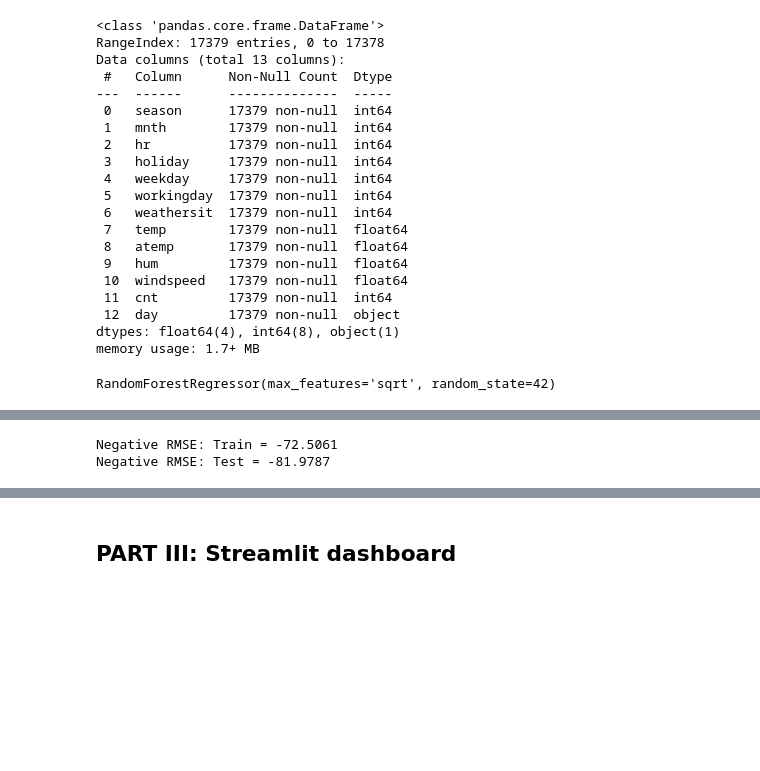
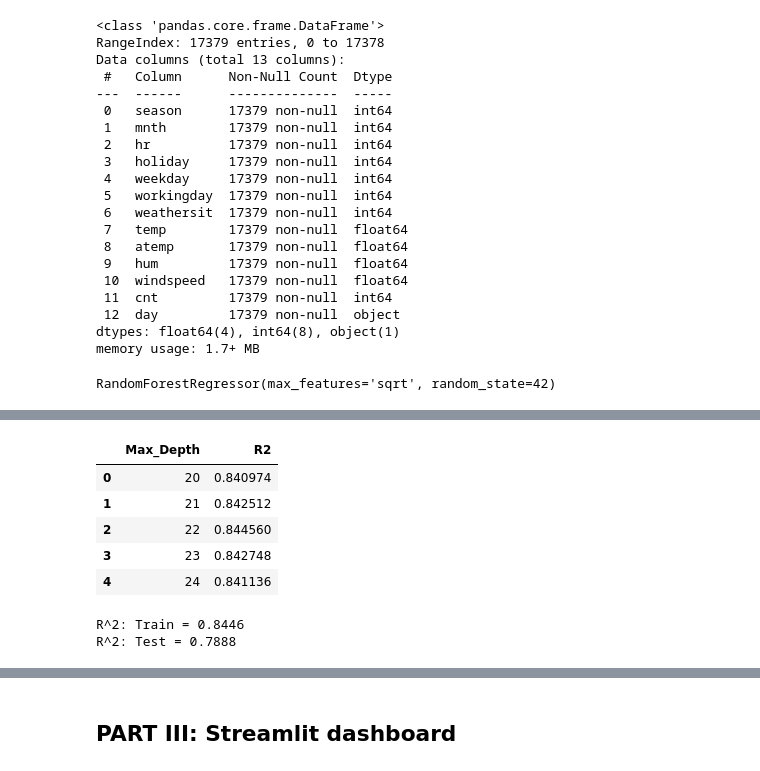
Before and after one commit to badek23/BikeRentalPredictions, a Jupyter notebook: EDA and Model Creation.ipynb, the cells around one changed output, grey strips where cells are left out. Cells and saved outputs as stored; diff of their text form; code cells hidden in the pictures; blank space fills up the shorter version.

```diff
--- a/EDA and Model Creation.ipynb
+++ b/EDA and Model Creation.ipynb
@@ -166,0 +184,2 @@ model = joblib.load("Model.joblib")
+# %%
+depth = [20,21,22,23,24]
@@ -166,0 +188,13 @@ model = joblib.load("Model.joblib")
+# %%
+frame = [[depth[0], list[0]], [depth[1], list[1]], [depth[2], list[2]],[depth[3], list[3]],[depth[4], list[4]]]
+# %%
+df = pd.DataFrame(frame, columns=['Max_Depth','R2'])
+# %%
+df
+# %% [output]
+|  | Max_Depth | R2 |
+| 0 | 20 | 0.840974 |
+| 1 | 21 | 0.842512 |
+| 2 | 22 | 0.844560 |
+| 3 | 23 | 0.842748 |
+| 4 | 24 | 0.841136 |
@@ -167,9 +209,11 @@ model = joblib.load("Model.joblib")
 # %%
-# NRMSE for test set is slightly worse than for train set
-print("Negative RMSE: Train = {0:.4f}".format(np.mean(cross_val_score(model, X_train, y_train, scoring='neg_root_mean_squared_error'))))
-print("Negative RMSE: Test = {0:.4f}".format(np.mean(cross_val_score(model, X_test, y_test, scoring='neg_root_mean_squared_error'))))
+# R2 for test set is slightly worse than for train set
+print("R^2: Train = {0:.4f}".format(np.mean(cross_val_score(model, X_train, y_train, scoring='r2'))))
+print("R^2: Test = {0:.4f}".format(np.mean(cross_val_score(model, X_test, y_test, scoring='r2'))))
+
+#neg_root_mean_squared_error
 # %% [output]
-Negative RMSE: Train = -72.5061
-Negative RMSE: Test = -81.9787
+R^2: Train = 0.8446
+R^2: Test = 0.7888
 # %%
 drop_data = data.drop(["cnt"],axis=1)
```
Also changed, not shown: parts of 14 cells of this notebook, 7 other files.
